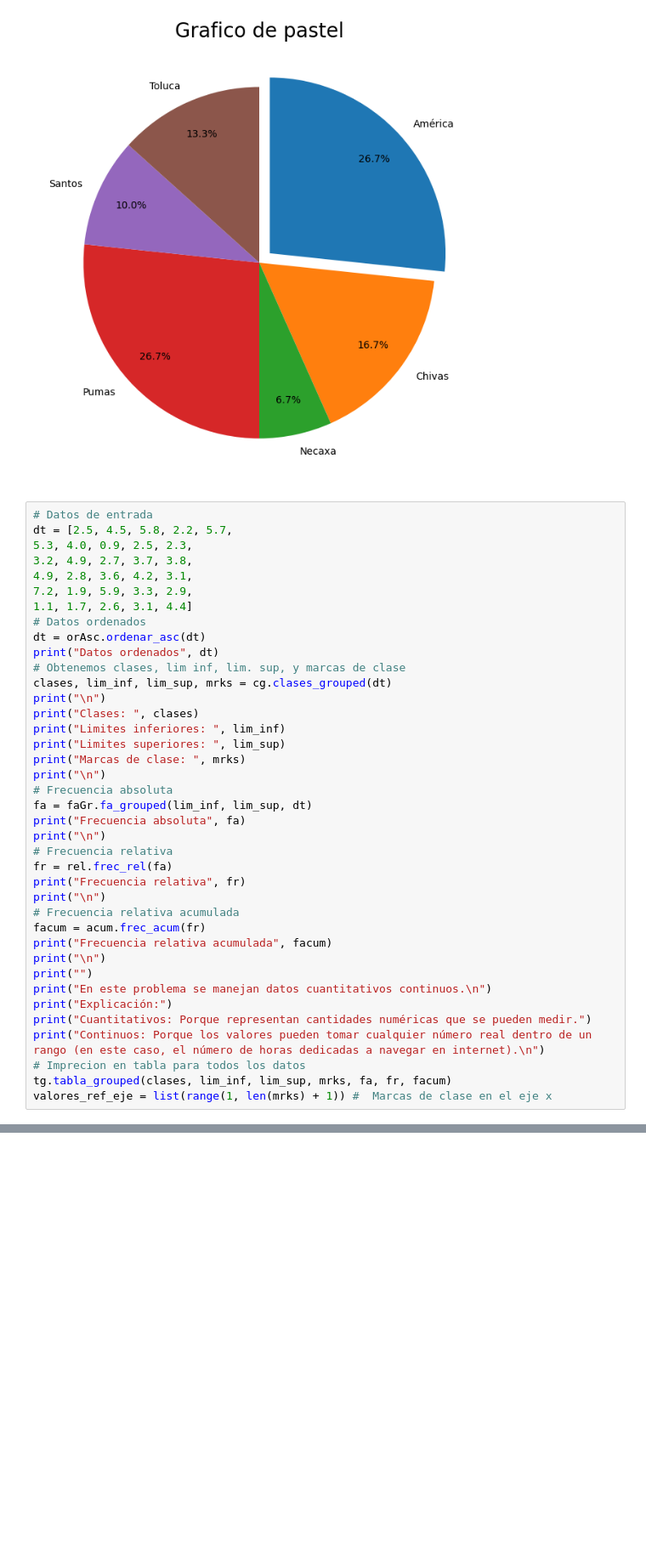
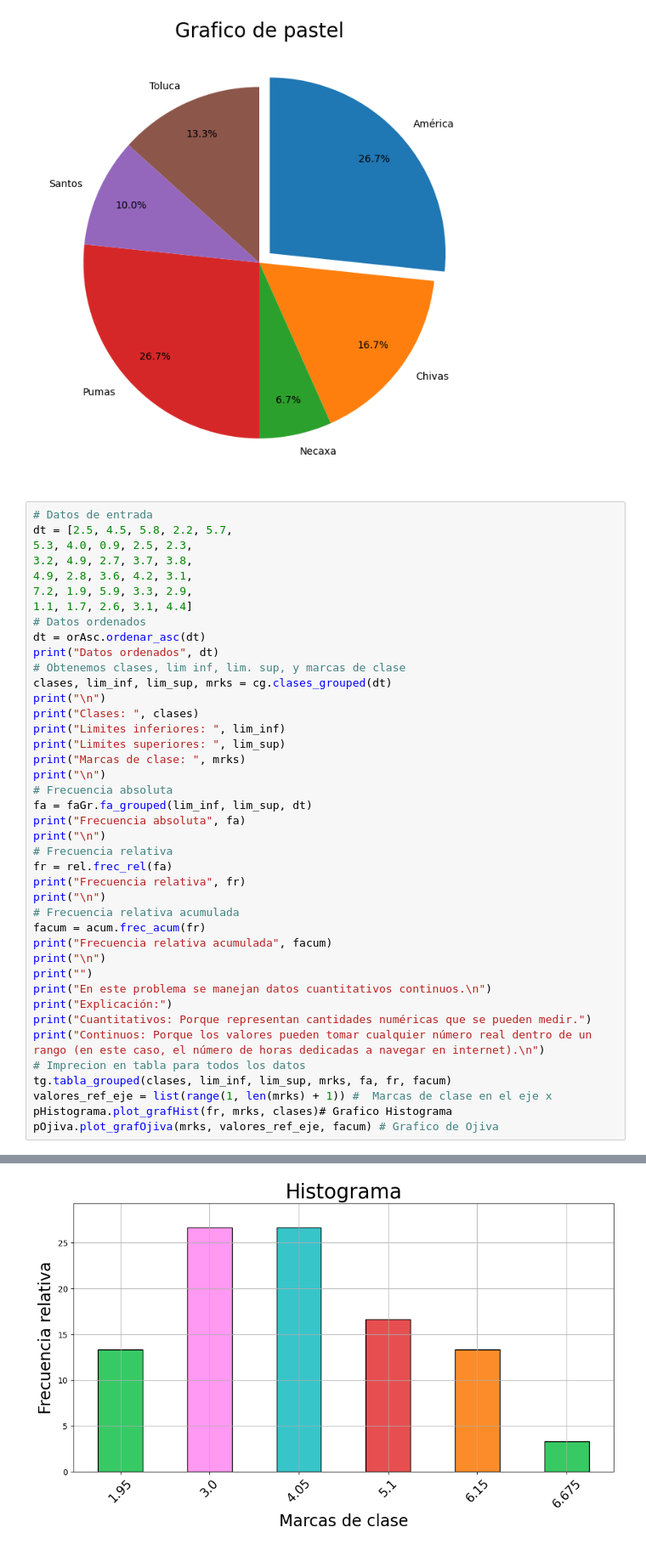
Before and after one commit to EduardoGomezTics/EGMVerano2024T1, a Jupyter notebook: Main.ipynb, the cells around one changed output, grey strips where cells are left out. Shown: that part at 85% size. Drawn from its saved outputs; the diff is of its cells as text; blank space fills up the shorter version.

```diff
--- a/Main.ipynb
+++ b/Main.ipynb
@@ -180,30 +180,33 @@ print("\n")
 # Frecuencia relativa acumulada
 facum = acum.frec_acum(fr)
 print("Frecuencia relativa acumulada", facum)
 print("\n")
 print("")
 print("En este problema se manejan datos cuantitativos continuos.\n")
 print("Explicación:")
 print("Cuantitativos: Porque representan cantidades numéricas que se pueden medir.")
 print("Continuos: Porque los valores pueden tomar cualquier número real dentro de un rango (en este caso, el número de horas dedicadas a navegar en internet).\n")
 # Imprecion en tabla para todos los datos
 tg.tabla_grouped(clases, lim_inf, lim_sup, mrks, fa, fr, facum)
 valores_ref_eje = list(range(1, len(mrks) + 1)) #  Marcas de clase en el eje x
+pHistograma.plot_grafHist(fr, mrks, clases)# Grafico Histograma
+pOjiva.plot_grafOjiva(mrks, valores_ref_eje, facum) # Grafico de Ojiva
 # %% [output]
 Datos ordenados [0.9, 1.1, 1.7, 1.9, 2.2, 2.3, 2.5, 2.5, 2.6, 2.7, 2.8, 2.9, 3.1, 3.1, 3.2, 3.3, 3.6, 3.7, 3.8, 4.0, 4.2, 4.4, 4.5, 4.9, 4.9, 5.3, 5.7, 5.8, 5.9, 7.2]
 
 
 Clases:  [1, 2, 3, 4, 5, 6]
 Limites inferiores:  [0.9, 1.95, 3.0, 4.05, 5.1, 6.15]
 Limites superiores:  [1.95, 3.0, 4.05, 5.1, 6.15, 7.2]
 Marcas de clase:  [1.95, 3.0, 4.05, 5.1, 6.15, 6.675]
 
 
 Frecuencia absoluta [4, 8, 8, 5, 4, 1]
 
 
 ... (17 lines left out)
  Clase 3             3.000                     4.050                  4.050                  8                    26.667                    66.667
  Clase 4             4.050                     5.100                  5.100                  5                    16.667                    83.333
  Clase 5             5.100                     6.150                  6.150                  4                    13.333                    96.667
  Clase 6             6.150                     7.200                  6.675                  1                     3.333                    100.000
+[figure, added]
```
Also changed, not shown: parts of 1 cell of this notebook, 1 other file.
